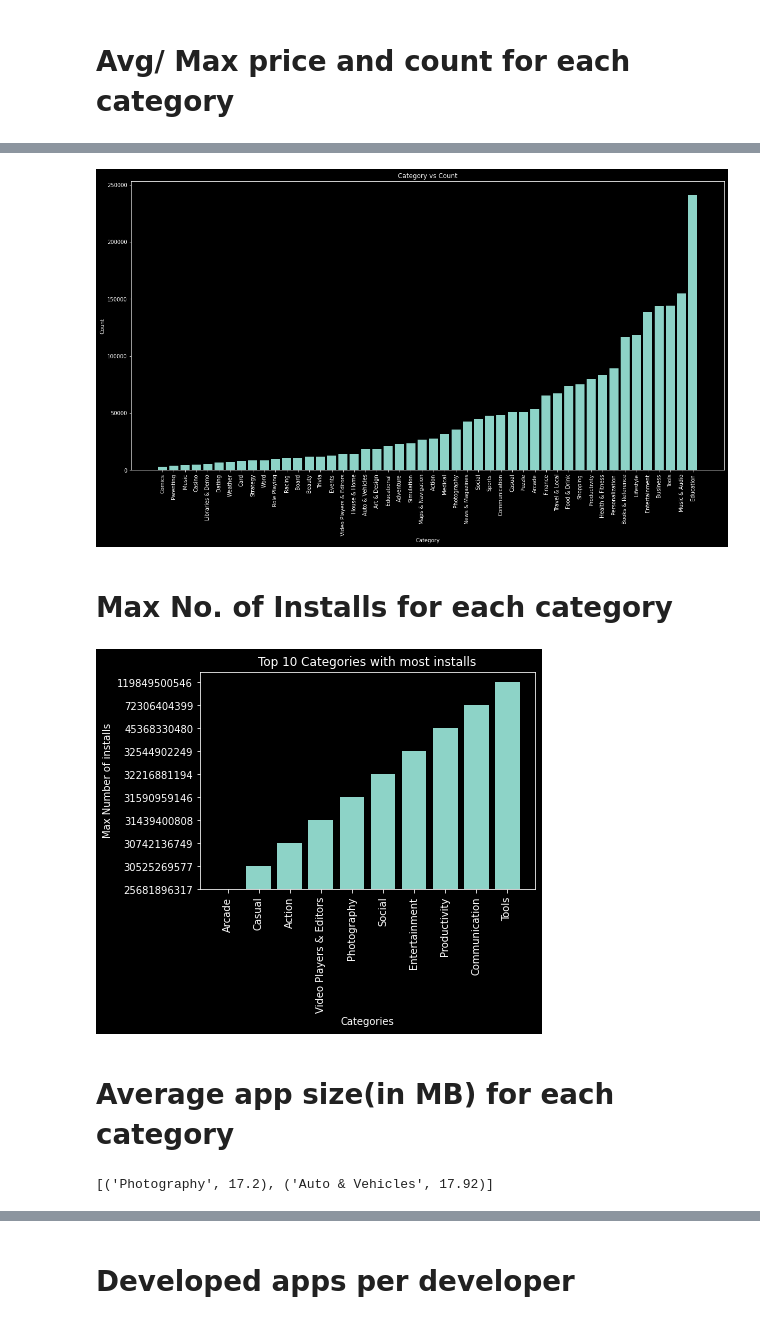
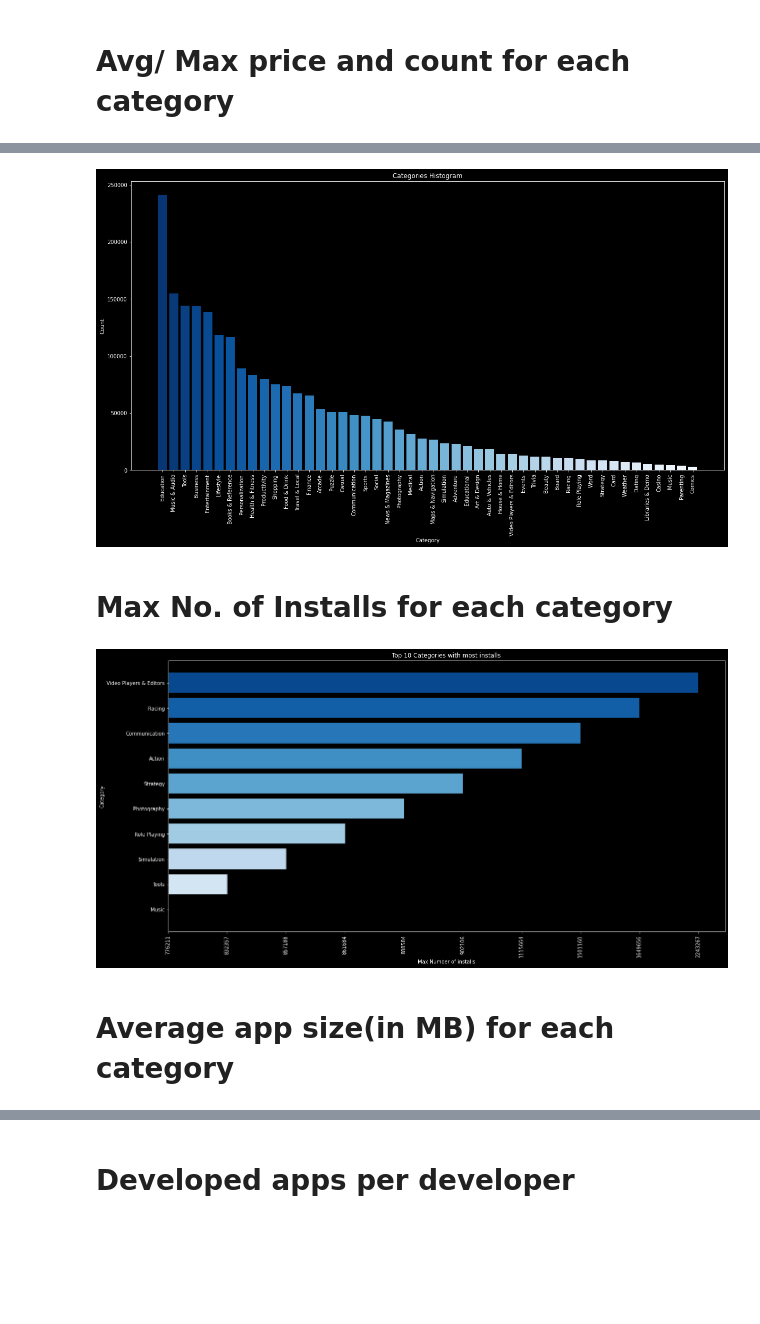
Before and after one commit to aymanreda56/XL-Data, a Jupyter notebook: DataAnalysis/DescriptiveAnalysis/DescriptiveAnalysis.ipynb, the cells around one changed output, grey strips where cells are left out. Cells and saved outputs as stored; diff of their text form; code cells hidden in the pictures; blank space fills up the shorter version.

Commit message:
Edited some visualizations

```diff
--- a/DataAnalysis/DescriptiveAnalysis/DescriptiveAnalysis.ipynb
+++ b/DataAnalysis/DescriptiveAnalysis/DescriptiveAnalysis.ipynb
@@ -128,12 +129,12 @@ utils.plots(category_list, price_list, "Category", "Maximum Price", "Category vs
 # %%
-sorted_by_count= price_categ.sortBy(lambda x: x[1][0], ascending=True)
+sorted_by_count= price_categ.sortBy(lambda x: x[1][0], ascending=False)
 
 count_list = sorted_by_count.map(lambda x: x[1][0]).collect()
 category_list = sorted_by_count.map(lambda x: x[0]).collect()
 
-utils.plots(category_list, count_list, "Category", "Count", "Category vs Count",  )
+utils.plots(category_list, count_list, "Category", "Count", "Categories Histogram",  )
 # %% [output]
-[figure, old version]
+[figure, new version]
 # %% [markdown]
 # Max No. of Installs for each category
 # %%
@@ -141,19 +142,19 @@ utils.plots(category_list, count_list, "Category", "Count", "Category vs Count",
 
 max_installs_categ= rdd.filter(lambda x:x.split(',')[2]!='' and x.split(',')[7]!='')\
             .map(lambda x: (x.split(',')[2], x.split(',')[7]))\
-            .mapValues(lambda x: int(x))\
-            .reduceByKey(lambda x,y:(x+y))\
+            .mapValues(lambda x: (int(x),1))\
+            .reduceByKey(lambda x,y:(x[0]+y[0],x[1]+y[1]))\
+            .mapValues(lambda x: int(x[0]/x[1]))\
             .sortBy(lambda x: x[1], ascending=False)
 # %%
-# plot the top 10 categories with most installs
 top_10_categ= max_installs_categ.take(10)
-top_10_categ= np.array(top_10_categ)
-top_10_categ= np.flip(top_10_categ, axis=0)
+top_10_categ = np.array(top_10_categ)
+top_10_categ = np.flip(top_10_categ, 0)
 
 utils.plots(top_10_categ[:,0], top_10_categ[:,1], "Category", "Max Number of installs",\
-             "Top 10 Categories with most installs",  )
+             "Top 10 Categories with most installs",  horizontal=True)
 # %% [output]
-[figure, old version]
+[figure, new version]
 # %% [markdown]
 # Average app size(in MB) for each category
 # %%
@@ -171,8 +172,5 @@ size_rdd = rdd.filter(lambda x: x.split(',')[11]!='Varies with device' and x.spl
             .map(lambda x: (x.split(',')[2], convert_to_bytes(x.split(',')[11]))) \
             .mapValues(lambda x: (x,1)) \
             .reduceByKey(lambda x,y: (x[0]+y[0], x[1]+y[1])) \
-            .mapValues(lambda x: x[0]/x[1]).mapValues(lambda x: round(x/1000000,2))
-
-size_rdd.take(2)
+            .mapValues(lambda x: x[0]/x[1]).mapValues(lambda x: round(x/1000000,2))\
+            .sortBy(lambda x: x[1], ascending=False)
-# %% [output]
-[('Photography', 17.2), ('Auto & Vehicles', 17.92)]
```
Also changed, not shown: parts of 14 cells of this notebook, 1 other file.
